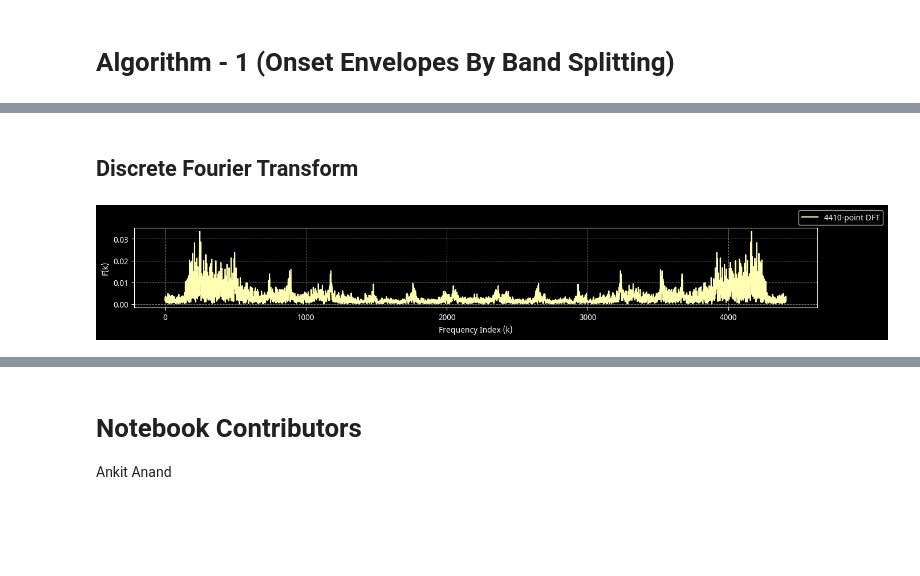
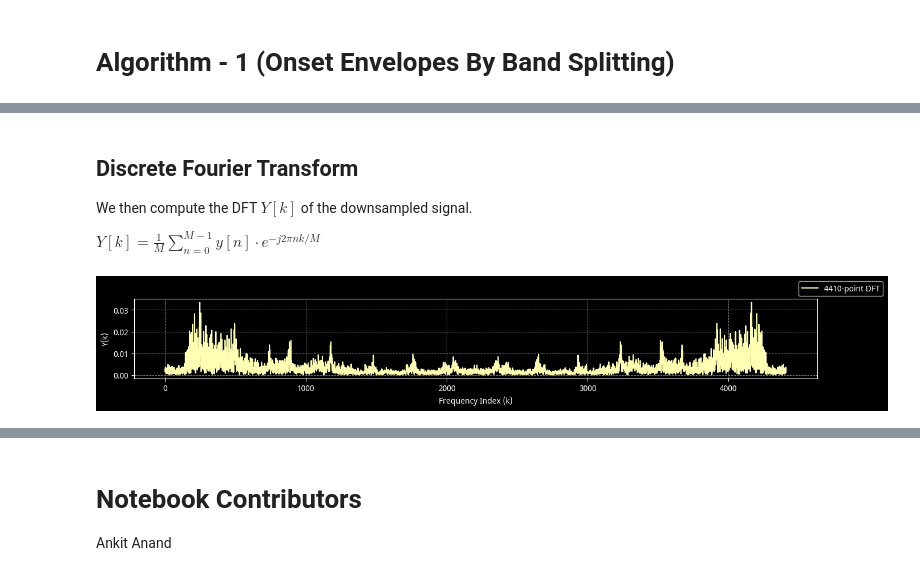
Before and after one commit to meluron-codecafe/devquest, a Jupyter notebook: notebooks/ONSET-_[2017]_On_Musical_Onset_Detection_via_the_S-Transform.ipynb, the cells around one changed output, grey strips where cells are left out. Saved outputs shown, nothing was run; the diff lists cells and outputs as text; code cells hidden in the pictures; blank space fills up the shorter version.

```diff
--- a/notebooks/ONSET-_[2017]_On_Musical_Onset_Detection_via_the_S-Transform.ipynb
+++ b/notebooks/ONSET-_[2017]_On_Musical_Onset_Detection_via_the_S-Transform.ipynb
@@ -65,22 +107,27 @@ fig.add_legend()
 # %% [markdown]
 ## Discrete Fourier Transform
+
+We then compute the DFT $Y[k]$ of the downsampled signal.
+
+$Y[k] = \frac{1}{M} \sum_{n=0}^{M-1}{y[n] \cdot e^{-j2\pi n k / M}}$
 # %%
 N = y.size
 M = y.size
+Y = np.zeros(M, dtype=np.complex64)
 
-Y = np.zeros(M, dtype=np.complex64)
 ns = np.arange(N)
 ks = np.arange(M)
 
 for k in ks:
     exp_term = np.exp(-2j * np.pi * ns * k / M)
     Y[k] = (1 / M) * np.sum(y * exp_term)
+
+# Visualization
+fig = ms.fig("s")
+fig.add_signal(np.abs(Y), label=f"{M}-point DFT", ylabel="Y(k)")
+fig.add_xlabel("Frequency Index (k)")
+fig.add_legend()
+# %% [output]
+[figure, added]
-# %%
-fig = ms.fig("s")
-fig.add_signal(np.abs(Y), label=f"{M}-point DFT", ylabel="F(k)")
-fig.add_xlabel("Frequency Index (k)")
-fig.add_legend()
-# %% [output]
-[figure, removed]
 # %% [markdown]
 ## Discrete S-Transform
```
Also changed, not shown: parts of 13 cells of this notebook, 4 other files.
